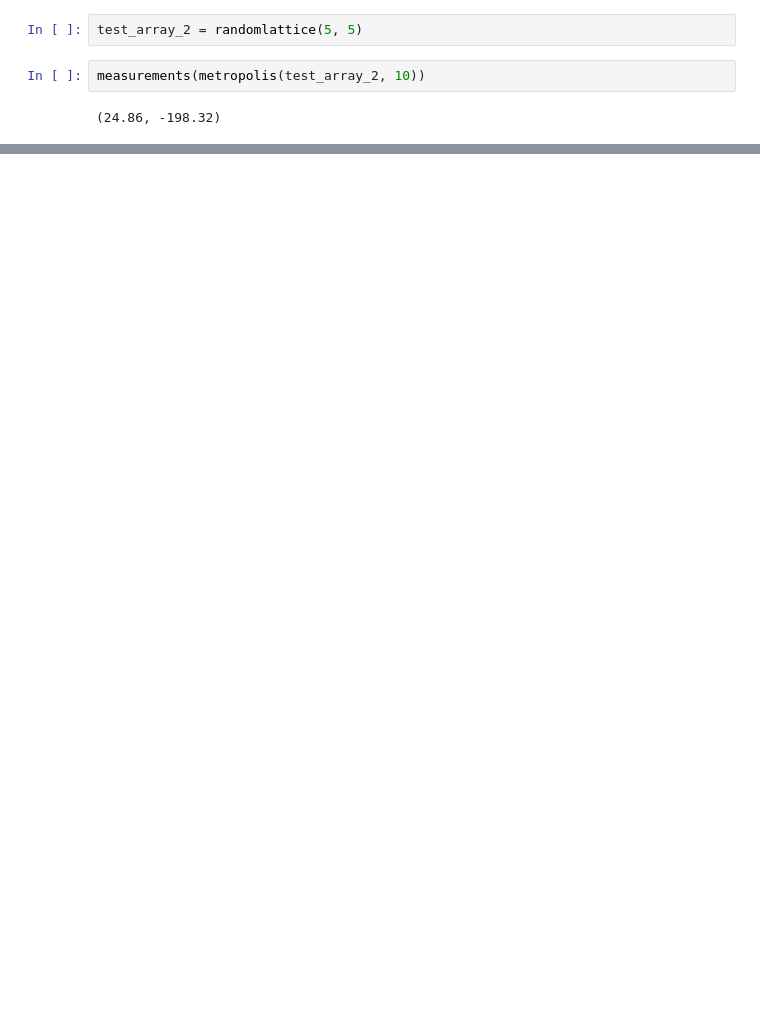
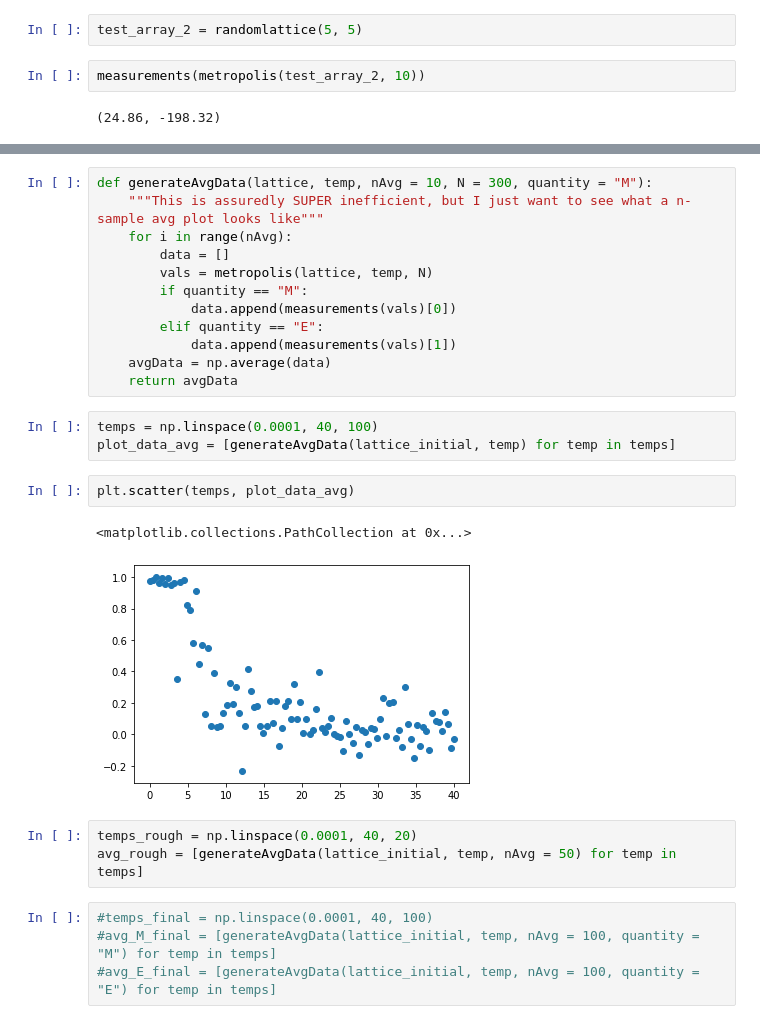
Before and after one commit to rfrydman/IsingModel, a Jupyter notebook: HW 3.ipynb, the cells around one changed output, grey strips where cells are left out. Drawn from its saved outputs; the diff is of its cells as text; blank space fills up the shorter version.

```diff
--- a/HW 3.ipynb
+++ b/HW 3.ipynb
@@ -661,0 +692,27 @@ ValueError: 0-th dimension must be fixed to 100 but got 101
+# %%
+def generateAvgData(lattice, temp, nAvg = 10, N = 300, quantity = "M"):
+    """This is assuredly SUPER inefficient, but I just want to see what a n-sample avg plot looks like"""
+    for i in range(nAvg):
+        data = []
+        vals = metropolis(lattice, temp, N)
+        if quantity == "M":
+            data.append(measurements(vals)[0])
+        elif quantity == "E":
+            data.append(measurements(vals)[1])
+    avgData = np.average(data)
+    return avgData
+# %%
+temps = np.linspace(0.0001, 40, 100)
+plot_data_avg = [generateAvgData(lattice_initial, temp) for temp in temps]
+# %%
+plt.scatter(temps, plot_data_avg)
+# %% [output]
+<matplotlib.collections.PathCollection at 0x...>
+[figure, added]
+# %%
+temps_rough = np.linspace(0.0001, 40, 20)
+avg_rough = [generateAvgData(lattice_initial, temp, nAvg = 50) for temp in temps]
+# %%
+#temps_final = np.linspace(0.0001, 40, 100)
+#avg_M_final = [generateAvgData(lattice_initial, temp, nAvg = 100, quantity = "M") for temp in temps]
+#avg_E_final = [generateAvgData(lattice_initial, temp, nAvg = 100, quantity = "E") for temp in temps]
```
Also changed, not shown: parts of 21 cells of this notebook, 1 other file.
